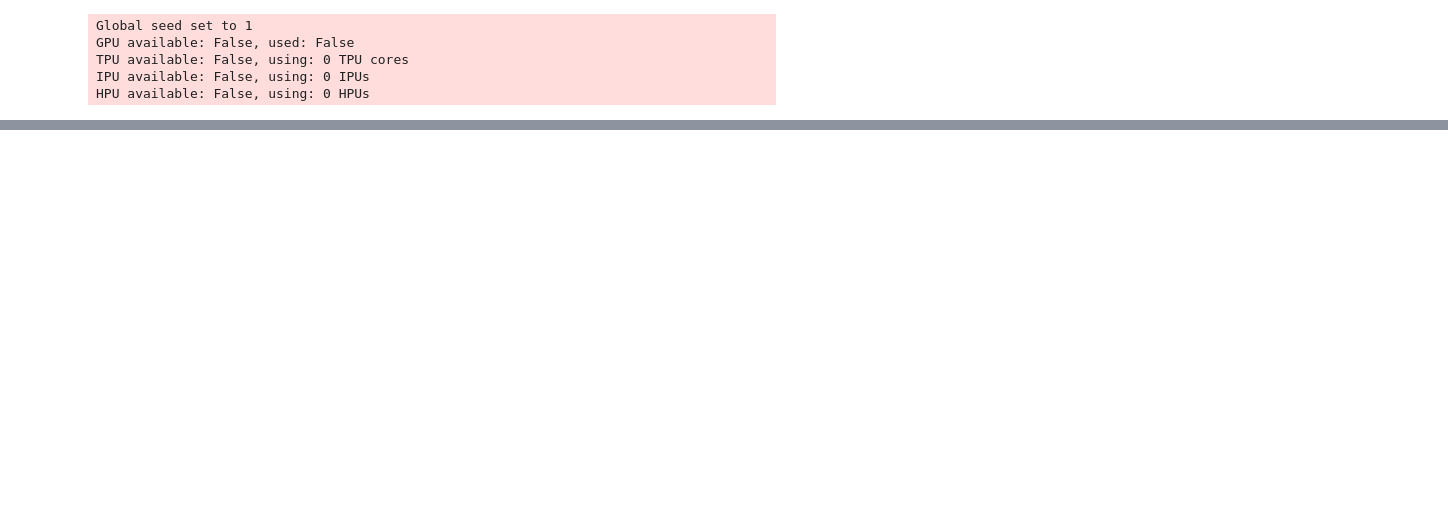
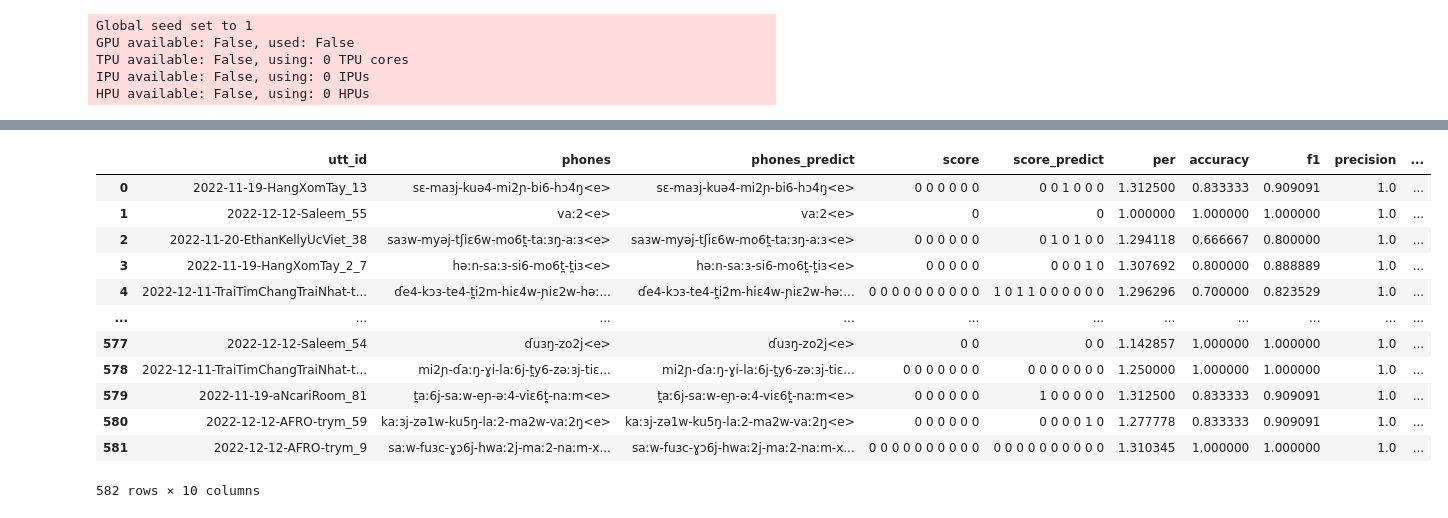
Before and after one commit to hoale0231/A-Deep-Learning-Based-Strategy-for-Vietnamese-Incorrect-Pronunciation-Detection, a Jupyter notebook: mpvn.ipynb, the cells around one changed output, grey strips where cells are left out. Saved outputs shown, nothing was run; the diff lists cells and outputs as text; code cells hidden in the pictures; blank space fills up the shorter version.

```diff
--- a/mpvn.ipynb
+++ b/mpvn.ipynb
@@ -80,2 +60,18 @@ Original Traceback (most recent call last):
+# %%
+model.df
+# %% [output]
+|  | utt_id | phones | phones_predict | score | score_predict | per | accuracy | f1 | precision | ... |
+| 0 | 2022-11-19-HangXomTay_13 | sɛ-maɜj-kuə4-mi2ɲ-bi6-hɔ4ŋ<e> | sɛ-maɜj-kuə4-mi2ɲ-bi6-hɔ4ŋ<e> | 0 0 0 0 0 0 | 0 0 1 0 0 0 | 1.312500 | 0.833333 | 0.909091 | 1.0 | ... |
+| 1 | 2022-12-12-Saleem_55 | vaː2<e> | vaː2<e> | 0 | 0 | 1.000000 | 1.000000 | 1.000000 | 1.0 | ... |
+| 2 | 2022-11-20-EthanKellyUcViet_38 | saɜw-myəj-tʃiɛ6w-mo6t̪-taːɜŋ-aːɜ<e> | saɜw-myəj-tʃiɛ6w-mo6t̪-taːɜŋ-aːɜ<e> | 0 0 0 0 0 0 | 0 1 0 1 0 0 | 1.294118 | 0.666667 | 0.800000 | 1.0 | ... |
+| 3 | 2022-11-19-HangXomTay_2_7 | həːn-saːɜ-si6-mo6t̪-t̪iɜ<e> | həːn-saːɜ-si6-mo6t̪-t̪iɜ<e> | 0 0 0 0 0 | 0 0 0 1 0 | 1.307692 | 0.800000 | 0.888889 | 1.0 | ... |
+| 4 | 2022-12-11-TraiTimChangTraiNhat-t... | ɗe4-kɔɜ-te4-t̪i2m-hiɛ4w-ɲiɛ2w-həː... | ɗe4-kɔɜ-te4-t̪i2m-hiɛ4w-ɲiɛ2w-həː... | 0 0 0 0 0 0 0 0 0 0 | 1 0 1 1 0 0 0 0 0 0 | 1.296296 | 0.700000 | 0.823529 | 1.0 | ... |
+| ... | ... | ... | ... | ... | ... | ... | ... | ... | ... | ... |
+| 577 | 2022-12-12-Saleem_54 | ɗuɜŋ-zo2j<e> | ɗuɜŋ-zo2j<e> | 0 0 | 0 0 | 1.142857 | 1.000000 | 1.000000 | 1.0 | ... |
+| 578 | 2022-12-11-TraiTimChangTraiNhat-t... | mi2ɲ-ɗaːŋ-ɣi-laː6j-t̪y6-zəːɜj-tiɛ... | mi2ɲ-ɗaːŋ-ɣi-laː6j-t̪y6-zəːɜj-tiɛ... | 0 0 0 0 0 0 0 | 0 0 0 0 0 0 0 | 1.250000 | 1.000000 | 1.000000 | 1.0 | ... |
+| 579 | 2022-11-19-aNcariRoom_81 | t̪aː6j-saːw-eɲ-əː4-viɛ6t̪-naːm<e> | t̪aː6j-saːw-eɲ-əː4-viɛ6t̪-naːm<e> | 0 0 0 0 0 0 | 1 0 0 0 0 0 | 1.312500 | 0.833333 | 0.909091 | 1.0 | ... |
+| 580 | 2022-12-12-AFRO-trym_59 | kaːɜj-zə1w-ku5ŋ-laː2-ma2w-vaː2ŋ<e> | kaːɜj-zə1w-ku5ŋ-laː2-ma2w-vaː2ŋ<e> | 0 0 0 0 0 0 | 0 0 0 0 1 0 | 1.277778 | 0.833333 | 0.909091 | 1.0 | ... |
+| 581 | 2022-12-12-AFRO-trym_9 | saːw-fuɜc-ɣɔ6j-hwaː2j-maː2-naːm-x... | saːw-fuɜc-ɣɔ6j-hwaː2j-maː2-naːm-x... | 0 0 0 0 0 0 0 0 0 0 | 0 0 0 0 0 0 0 0 0 0 | 1.310345 | 1.000000 | 1.000000 | 1.0 | ... |
+582 rows × 10 columns
 # %%
 model.word_decoder.fc
```
Also changed, not shown: parts of 3 cells of this notebook, 4 other files.
